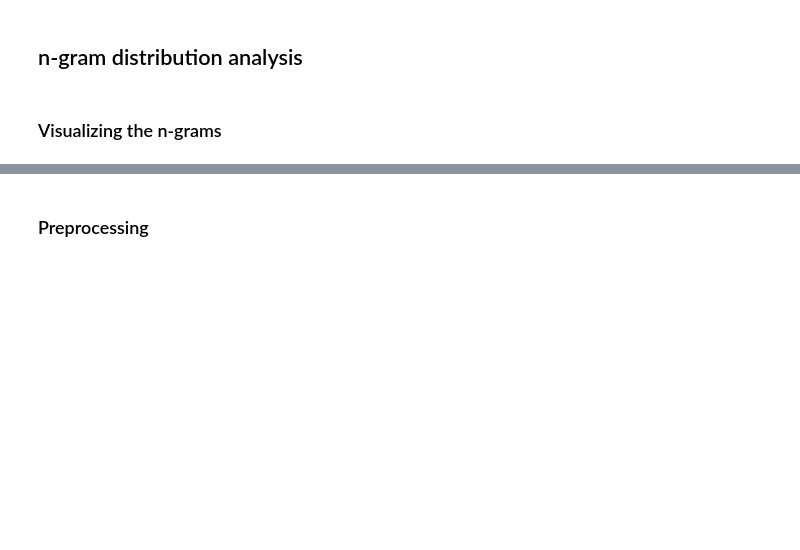
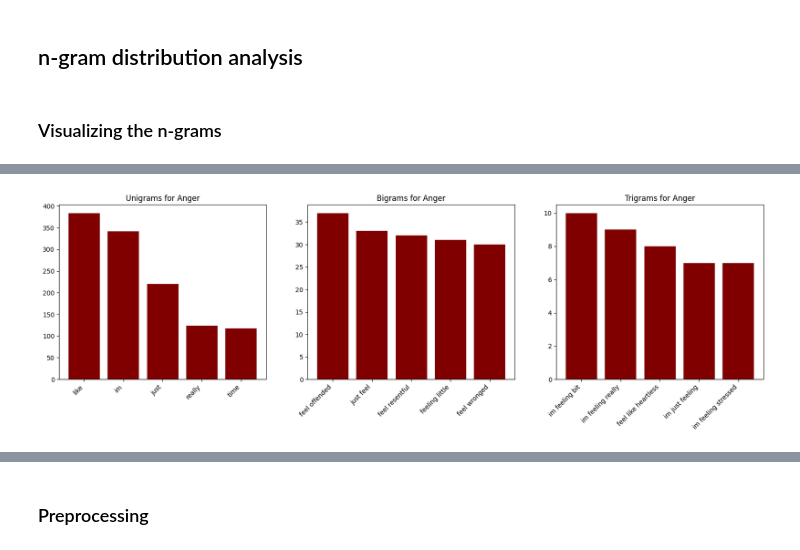
Before and after one commit to jantiegges/Emotion-Classification-from-Text, a Jupyter notebook: data_analysis.ipynb, the cells around one changed output, grey strips where cells are left out. Saved outputs shown, nothing was run; the diff lists cells and outputs as text; code cells hidden in the pictures; blank space fills up the shorter version.

```diff
--- a/data_analysis.ipynb
+++ b/data_analysis.ipynb
@@ -146,0 +202,16 @@ surprise_trigrams= get_top_n_gram(surprise.values,(3,3),7)[2:]
+# %%
+# Anger n-grams
+consistent_color = 'maroon'
+
+# Prepare figure for subplots
+fig, axs = plt.subplots(1, 3, figsize=(20, 5))
+
+# Plotting the n-grams
+plot_n_grams(axs[0], anger_unigrams, 'Unigrams', 'anger', consistent_color)
+plot_n_grams(axs[1], anger_bigrams, 'Bigrams', 'anger', consistent_color)
+plot_n_grams(axs[2], anger_trigrams, 'Trigrams', 'anger', consistent_color)
+
+# Show the plot
+plt.show()
+# %% [output]
+[figure, added]
```
Also changed, not shown: parts of 7 cells of this notebook.
